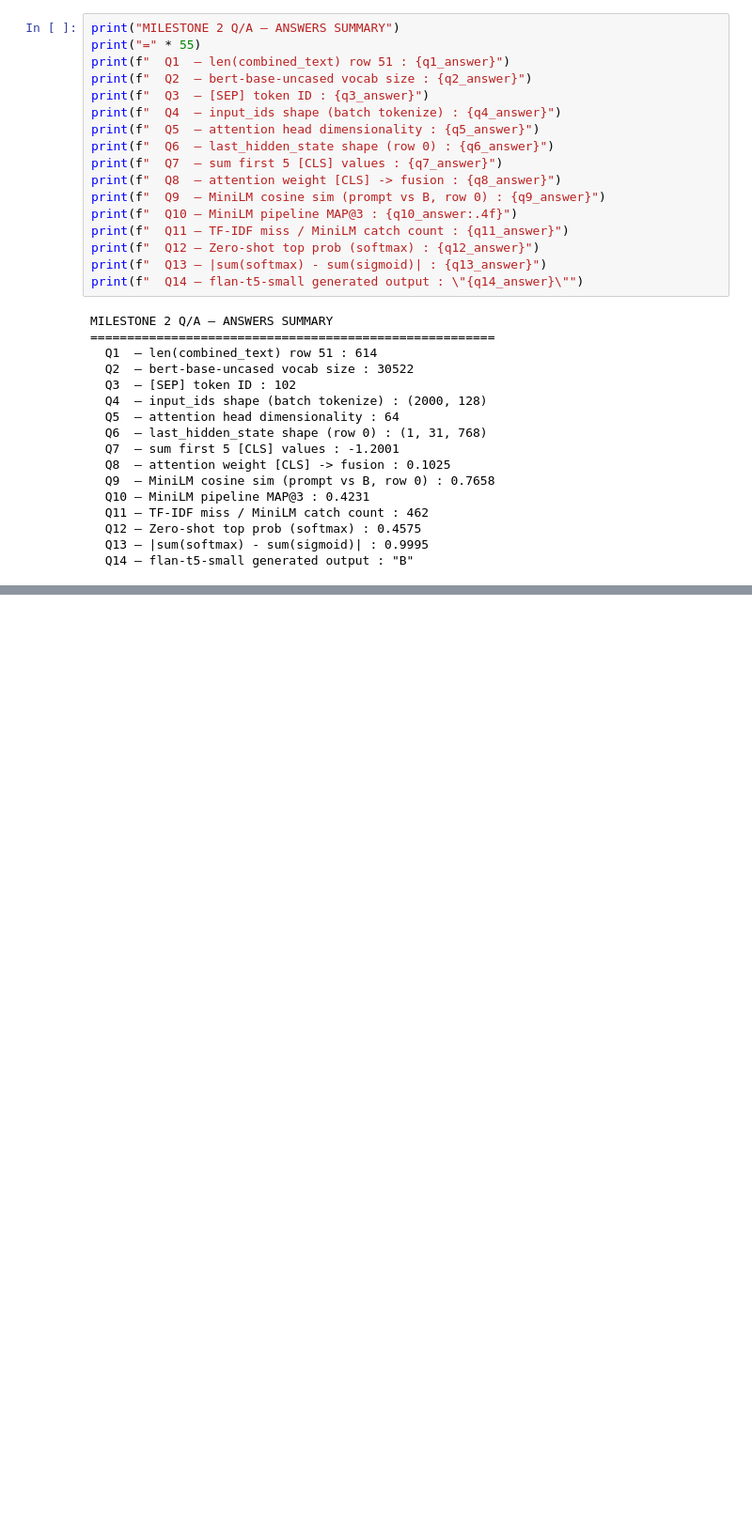
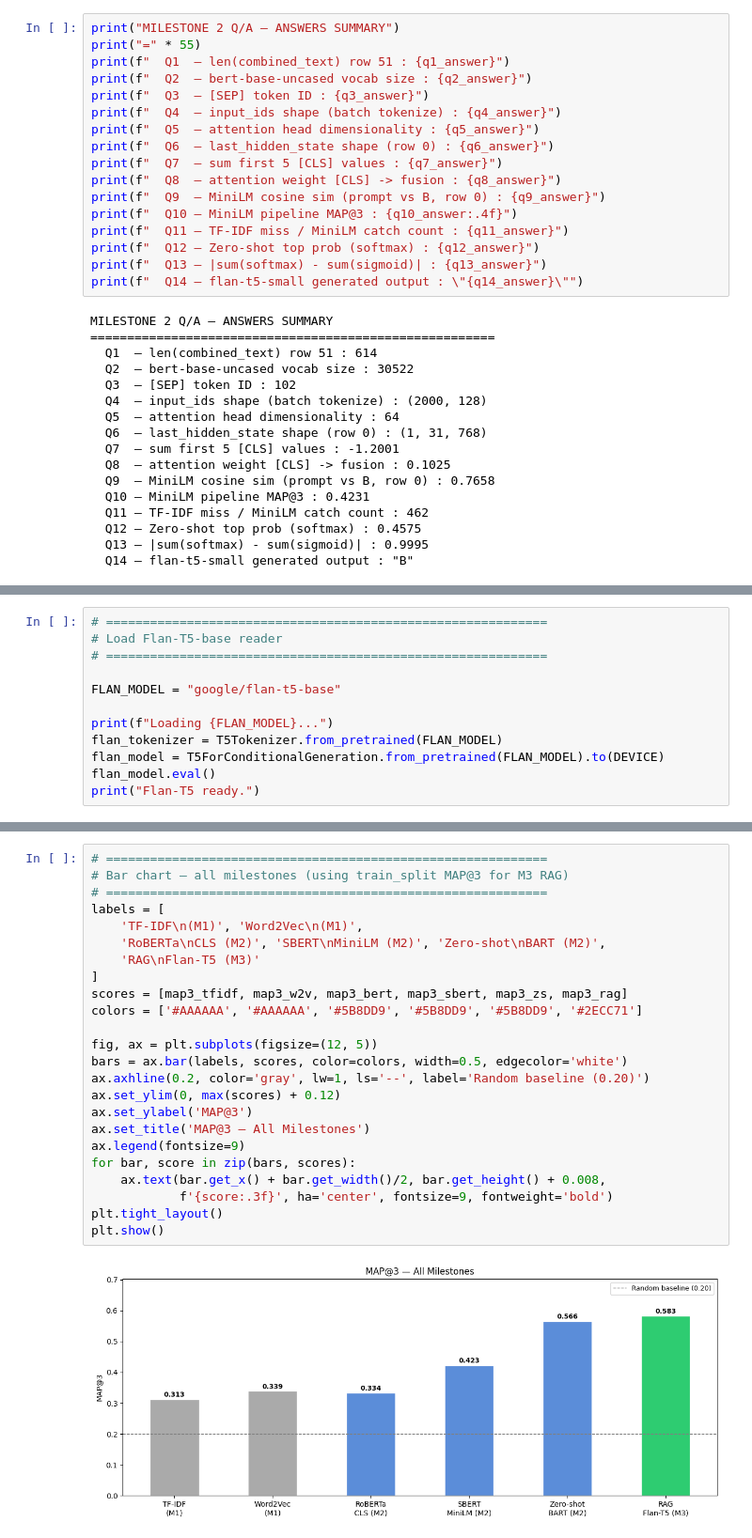
Before and after one commit to 24f1002692/genAI-project-24f1002692, a Jupyter notebook: DL-24f1002692-notebook-t22026.ipynb, the cells around one changed output, grey strips where cells are left out. Shown at 94% size. Drawn from its saved outputs; the diff is of its cells as text; blank space fills up the shorter version.

```diff
--- a/DL-24f1002692-notebook-t22026.ipynb
+++ b/DL-24f1002692-notebook-t22026.ipynb
@@ -1604,0 +1779,12 @@ MILESTONE 2 Q/A — ANSWERS SUMMARY
+# %%
+# ============================================================
+# Load Flan-T5-base reader
+# ============================================================
+
+FLAN_MODEL = "google/flan-t5-base"
+
+print(f"Loading {FLAN_MODEL}...")
+flan_tokenizer = T5Tokenizer.from_pretrained(FLAN_MODEL)
+flan_model = T5ForConditionalGeneration.from_pretrained(FLAN_MODEL).to(DEVICE)
+flan_model.eval()
+print("Flan-T5 ready.")
@@ -1604,0 +1945,26 @@ MILESTONE 2 Q/A — ANSWERS SUMMARY
+# %%
+# ============================================================
+# Bar chart — all milestones (using train_split MAP@3 for M3 RAG)
+# ============================================================
+labels = [
+    'TF-IDF\n(M1)', 'Word2Vec\n(M1)',
+    'RoBERTa\nCLS (M2)', 'SBERT\nMiniLM (M2)', 'Zero-shot\nBART (M2)',
+    'RAG\nFlan-T5 (M3)'
+]
+scores = [map3_tfidf, map3_w2v, map3_bert, map3_sbert, map3_zs, map3_rag]
+colors = ['#AAAAAA', '#AAAAAA', '#5B8DD9', '#5B8DD9', '#5B8DD9', '#2ECC71']
+
+fig, ax = plt.subplots(figsize=(12, 5))
+bars = ax.bar(labels, scores, color=colors, width=0.5, edgecolor='white')
+ax.axhline(0.2, color='gray', lw=1, ls='--', label='Random baseline (0.20)')
+ax.set_ylim(0, max(scores) + 0.12)
+ax.set_ylabel('MAP@3')
+ax.set_title('MAP@3 — All Milestones')
+ax.legend(fontsize=9)
+for bar, score in zip(bars, scores):
+    ax.text(bar.get_x() + bar.get_width()/2, bar.get_height() + 0.008,
+            f'{score:.3f}', ha='center', fontsize=9, fontweight='bold')
+plt.tight_layout()
+plt.show()
+# %% [output]
+[figure, added]
```
Also changed, not shown: parts of 18 cells of this notebook.
